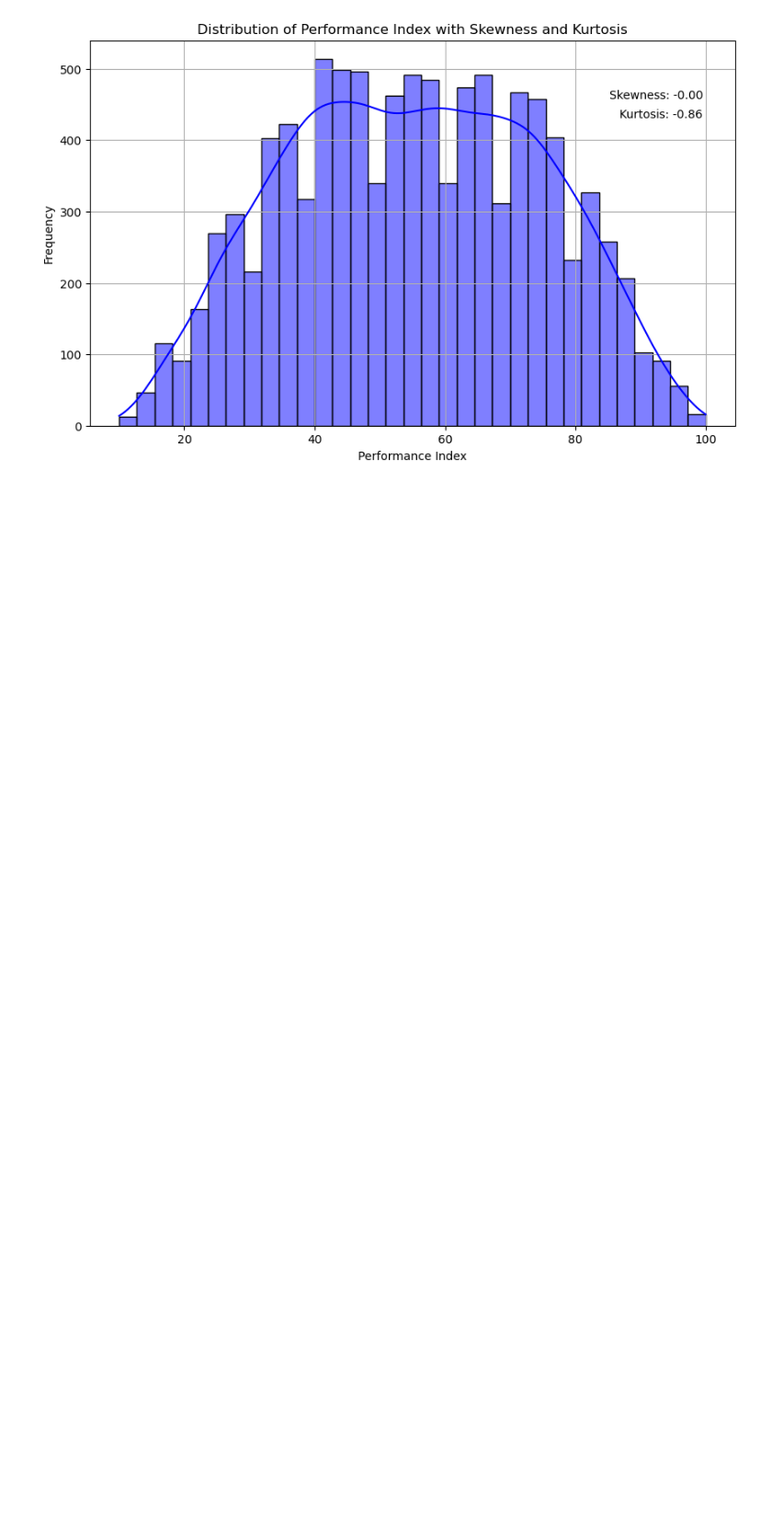
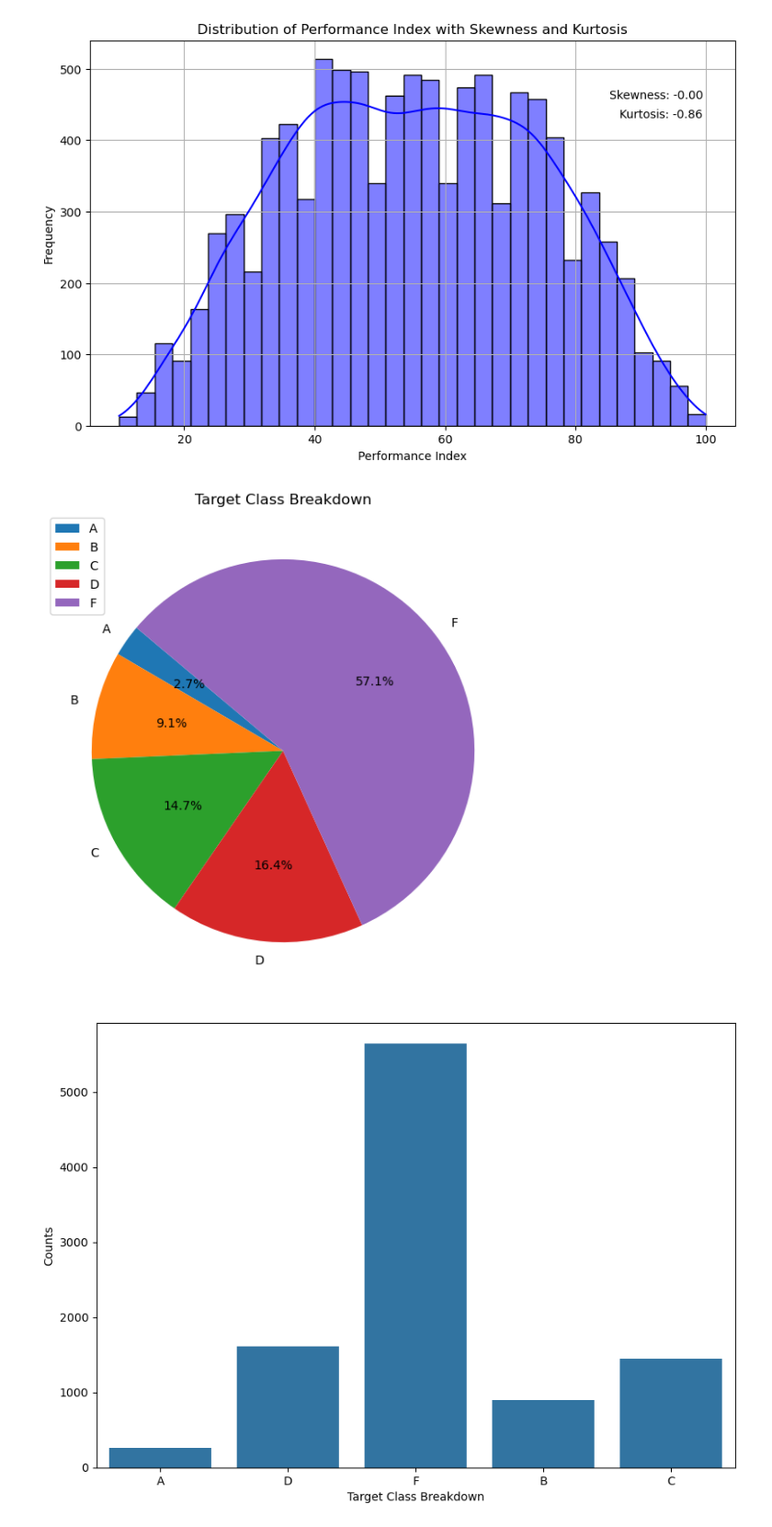
Before and after one commit to MaukanMir/-Student-Performance-Regression-, a Jupyter notebook: training.ipynb, the cells around one changed output. Shown at 92% size. Cells and saved outputs as stored; diff of their text form; code cells hidden in the pictures; blank space fills up the shorter version.

```diff
--- a/training.ipynb
+++ b/training.ipynb
@@ -197,3 +247,10 @@ for col in visual_df.columns:
 [figure]
 [figure]
 [figure]
+# %%
+visual_df["grade"] = visual_df["Performance Index"].apply(mapping_function)
+# %%
+check_class_imbalance(visual_df["grade"])
+# %% [output]
+[figure, added]
+[figure, added]
```
Also changed, not shown: parts of 3 cells of this notebook.
